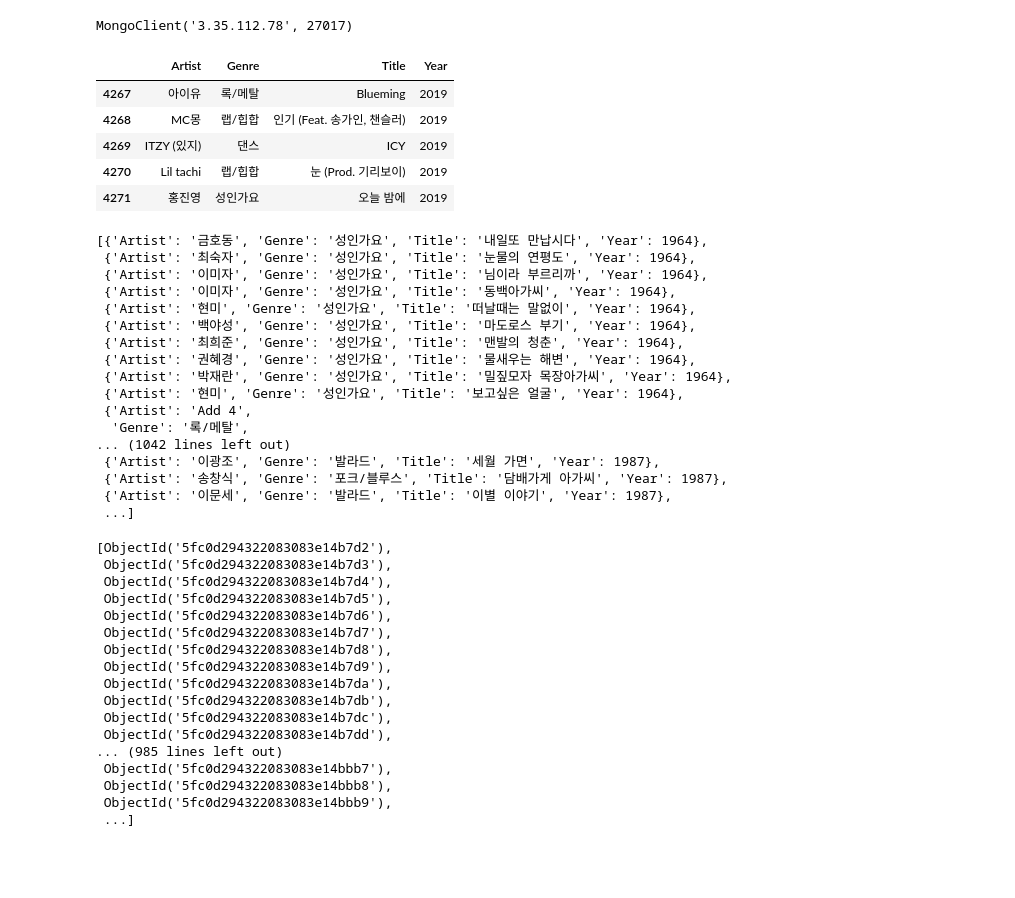
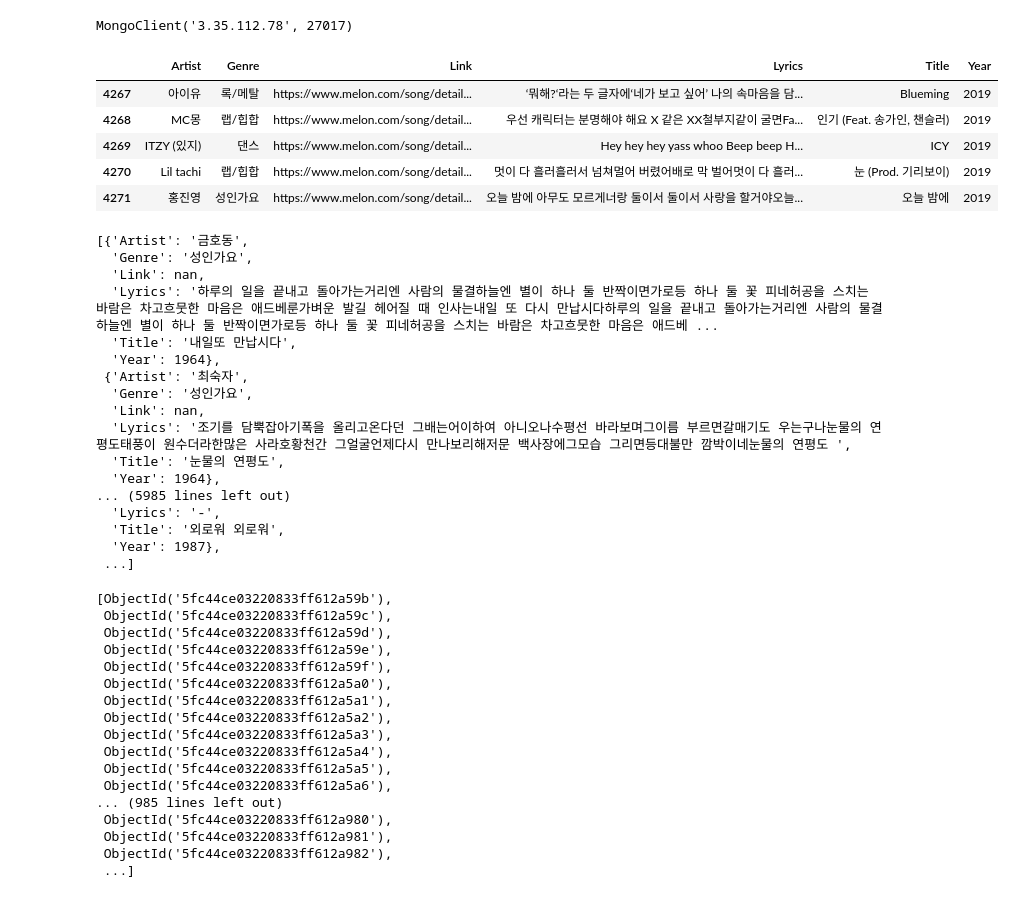
Before and after one commit to yeji0701/Crawling_Project, a Jupyter notebook: crawling_code.ipynb/07_write_module_upload_db.ipynb, the cells around one changed output. Saved outputs shown, nothing was run; the diff lists cells and outputs as text; code cells hidden in the pictures; blank space fills up the shorter version.

```diff
--- a/crawling_code.ipynb/07_write_module_upload_db.ipynb
+++ b/crawling_code.ipynb/07_write_module_upload_db.ipynb
@@ -120,55 +172,55 @@ MongoClient('3.35.112.78', 27017)
 db = client.melon_chart
 collection = db.song_list
 # %%
-song = pd.read_csv('./datas/final2019(rev).csv', index_col=[0])
+song = pd.read_csv('./datas/final2019(rev2).csv', index_col=[0])
 song.tail()
 # %% [output]
-|  | Artist | Genre | Title | Year |
-| 4267 | 아이유 | 록/메탈 | Blueming | 2019 |
-| 4268 | MC몽 | 랩/힙합 | 인기 (Feat. 송가인, 챈슬러) | 2019 |
-| 4269 | ITZY (있지) | 댄스 | ICY | 2019 |
-| 4270 | Lil tachi | 랩/힙합 | 눈 (Prod. 기리보이) | 2019 |
-| 4271 | 홍진영 | 성인가요 | 오늘 밤에 | 2019 |
+|  | Artist | Genre | Link | Lyrics | Title | Year |
+| 4267 | 아이유 | 록/메탈 | https://www.melon.com/song/detail... | ‘뭐해?‘라는 두 글자에‘네가 보고 싶어’ 나의 속마음을 담... | Blueming | 2019 |
+| 4268 | MC몽 | 랩/힙합 | https://www.melon.com/song/detail... | 우선 캐릭터는 분명해야 해요 X 같은 XX철부지같이 굴면Fa... | 인기 (Feat. 송가인, 챈슬러) | 2019 |
+| 4269 | ITZY (있지) | 댄스 | https://www.melon.com/song/detail... | Hey hey hey yass whoo Beep beep H... | ICY | 2019 |
+| 4270 | Lil tachi | 랩/힙합 | https://www.melon.com/song/detail... | 멋이 다 흘러흘러서 넘쳐멀어 버렸어배로 막 벌어멋이 다 흘러... | 눈 (Prod. 기리보이) | 2019 |
+| 4271 | 홍진영 | 성인가요 | https://www.melon.com/song/detail... | 오늘 밤에 아무도 모르게너랑 둘이서 둘이서 사랑을 할거야오늘... | 오늘 밤에 | 2019 |
 # %%
 song = song.to_dict('records')
 song
 # %% [output]
-[{'Artist': '금호동', 'Genre': '성인가요', 'Title': '내일또 만납시다', 'Year': 1964},
- {'Artist': '최숙자', 'Genre': '성인가요', 'Title': '눈물의 연평도', 'Year': 1964},
- {'Artist': '이미자', 'Genre': '성인가요', 'Title': '님이라 부르리까', 'Year': 1964},
- {'Artist': '이미자', 'Genre': '성인가요', 'Title': '동백아가씨', 'Year': 1964},
- {'Artist': '현미', 'Genre': '성인가요', 'Title': '떠날때는 말없이', 'Year': 1964},
- {'Artist': '백야성', 'Genre': '성인가요', 'Title': '마도로스 부기', 'Year': 1964},
- {'Artist': '최희준', 'Genre': '성인가요', 'Title': '맨발의 청춘', 'Year': 1964},
- {'Artist': '권혜경', 'Genre': '성인가요', 'Title': '물새우는 해변', 'Year': 1964},
- {'Artist': '박재란', 'Genre': '성인가요', 'Title': '밀짚모자 목장아가씨', 'Year': 1964},
- {'Artist': '현미', 'Genre': '성인가요', 'Title': '보고싶은 얼굴', 'Year': 1964},
- {'Artist': 'Add 4',
-  'Genre': '록/메탈',
-... (1042 lines left out)
- {'Artist': '이광조', 'Genre': '발라드', 'Title': '세월 가면', 'Year': 1987},
- {'Artist': '송창식', 'Genre': '포크/블루스', 'Title': '담배가게 아가씨', 'Year': 1987},
- {'Artist': '이문세', 'Genre': '발라드', 'Title': '이별 이야기', 'Year': 1987},
+[{'Artist': '금호동',
+  'Genre': '성인가요',
+  'Link': nan,
+  'Lyrics': '하루의 일을 끝내고 돌아가는거리엔 사람의 물결하늘엔 별이 하나 둘 반짝이면가로등 하나 둘 꽃 피네허공을 스치는 바람은 차고흐뭇한 마음은 애드베룬가벼운 발길 헤어질 때 인사는내일 또 다시 만납시다하루의 일을 끝내고 돌아가는거리엔 사람의 물결하늘엔 별이 하나 둘 반짝이면가로등 하나 둘 꽃 피네허공을 스치는 바람은 차고흐뭇한 마음은 애드베 ...
+  'Title': '내일또 만납시다',
+  'Year': 1964},
+ {'Artist': '최숙자',
+  'Genre': '성인가요',
+  'Link': nan,
+  'Lyrics': '조기를 담뿍잡아기폭을 올리고온다던 그배는어이하여 아니오나수평선 바라보며그이름 부르면갈매기도 우는구나눈물의 연평도태풍이 원수더라한많은 사라호황천간 그얼굴언제다시 만나보리해저문 백사장에그모습 그리면등대불만 깜박이네눈물의 연평도 ',
+  'Title': '눈물의 연평도',
+  'Year': 1964},
+... (5985 lines left out)
+  'Lyrics': '-',
+  'Title': '외로워 외로워',
+  'Year': 1987},
  ...]
 # %%
 collection.insert(song)
 # %% [output]
-[ObjectId('5fc0d294322083083e14b7d2'),
- ObjectId('5fc0d294322083083e14b7d3'),
- ObjectId('5fc0d294322083083e14b7d4'),
- ObjectId('5fc0d294322083083e14b7d5'),
- ObjectId('5fc0d294322083083e14b7d6'),
- ObjectId('5fc0d294322083083e14b7d7'),
- ObjectId('5fc0d294322083083e14b7d8'),
- ObjectId('5fc0d294322083083e14b7d9'),
- ObjectId('5fc0d294322083083e14b7da'),
- ObjectId('5fc0d294322083083e14b7db'),
- ObjectId('5fc0d294322083083e14b7dc'),
- ObjectId('5fc0d294322083083e14b7dd'),
+[ObjectId('5fc44ce03220833ff612a59b'),
+ ObjectId('5fc44ce03220833ff612a59c'),
+ ObjectId('5fc44ce03220833ff612a59d'),
+ ObjectId('5fc44ce03220833ff612a59e'),
+ ObjectId('5fc44ce03220833ff612a59f'),
+ ObjectId('5fc44ce03220833ff612a5a0'),
+ ObjectId('5fc44ce03220833ff612a5a1'),
+ ObjectId('5fc44ce03220833ff612a5a2'),
+ ObjectId('5fc44ce03220833ff612a5a3'),
+ ObjectId('5fc44ce03220833ff612a5a4'),
+ ObjectId('5fc44ce03220833ff612a5a5'),
+ ObjectId('5fc44ce03220833ff612a5a6'),
 ... (985 lines left out)
- ObjectId('5fc0d294322083083e14bbb7'),
- ObjectId('5fc0d294322083083e14bbb8'),
- ObjectId('5fc0d294322083083e14bbb9'),
+ ObjectId('5fc44ce03220833ff612a980'),
+ ObjectId('5fc44ce03220833ff612a981'),
+ ObjectId('5fc44ce03220833ff612a982'),
  ...]
 # %%
 collection.drop()
```
Also changed, not shown: parts of 12 cells of this notebook.
